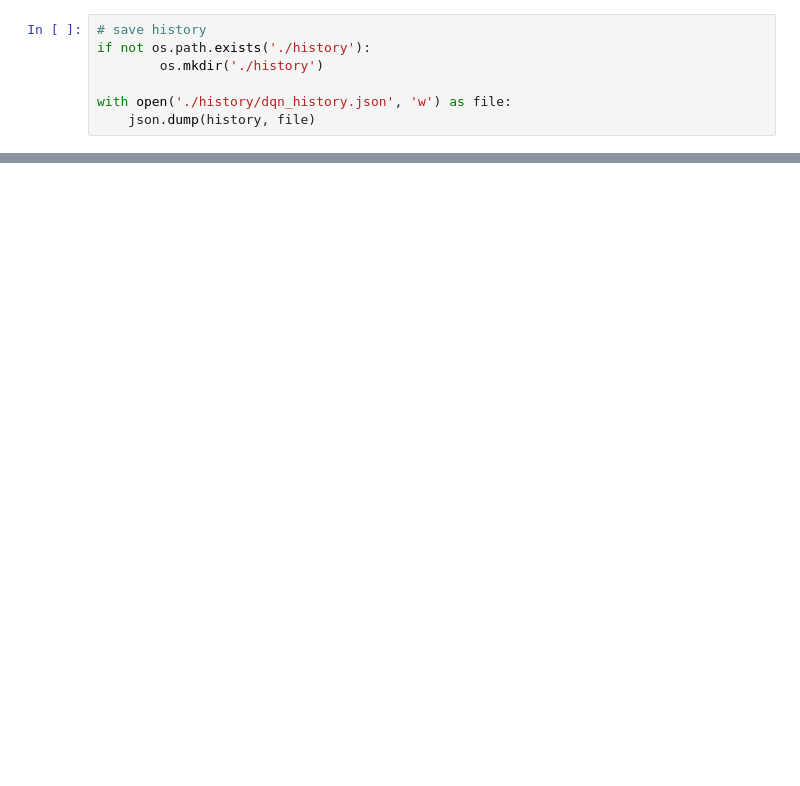
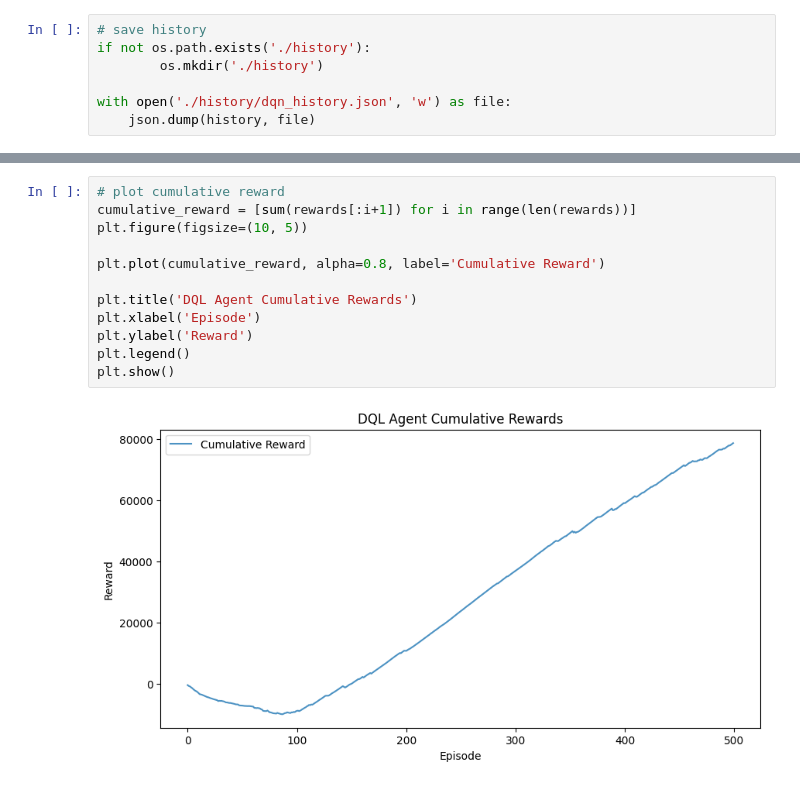
Before and after one commit to timothyckl/Lunar-Lander-RL, a Jupyter notebook: 0_DQL.ipynb, the cells around one changed output, grey strips where cells are left out. Saved outputs shown, nothing was run; the diff lists cells and outputs as text; blank space fills up the shorter version.

```diff
--- a/0_DQL.ipynb
+++ b/0_DQL.ipynb
@@ -105,0 +117,14 @@ with open('./history/dqn_history.json', 'w') as file:
+# %%
+# plot cumulative reward
+cumulative_reward = [sum(rewards[:i+1]) for i in range(len(rewards))]
+plt.figure(figsize=(10, 5))
+
+plt.plot(cumulative_reward, alpha=0.8, label='Cumulative Reward')
+
+plt.title('DQL Agent Cumulative Rewards')
+plt.xlabel('Episode')
+plt.ylabel('Reward')
+plt.legend()
+plt.show()
+# %% [output]
+[figure, added]
```
Also changed, not shown: parts of 8 cells of this notebook, 2 other files.
